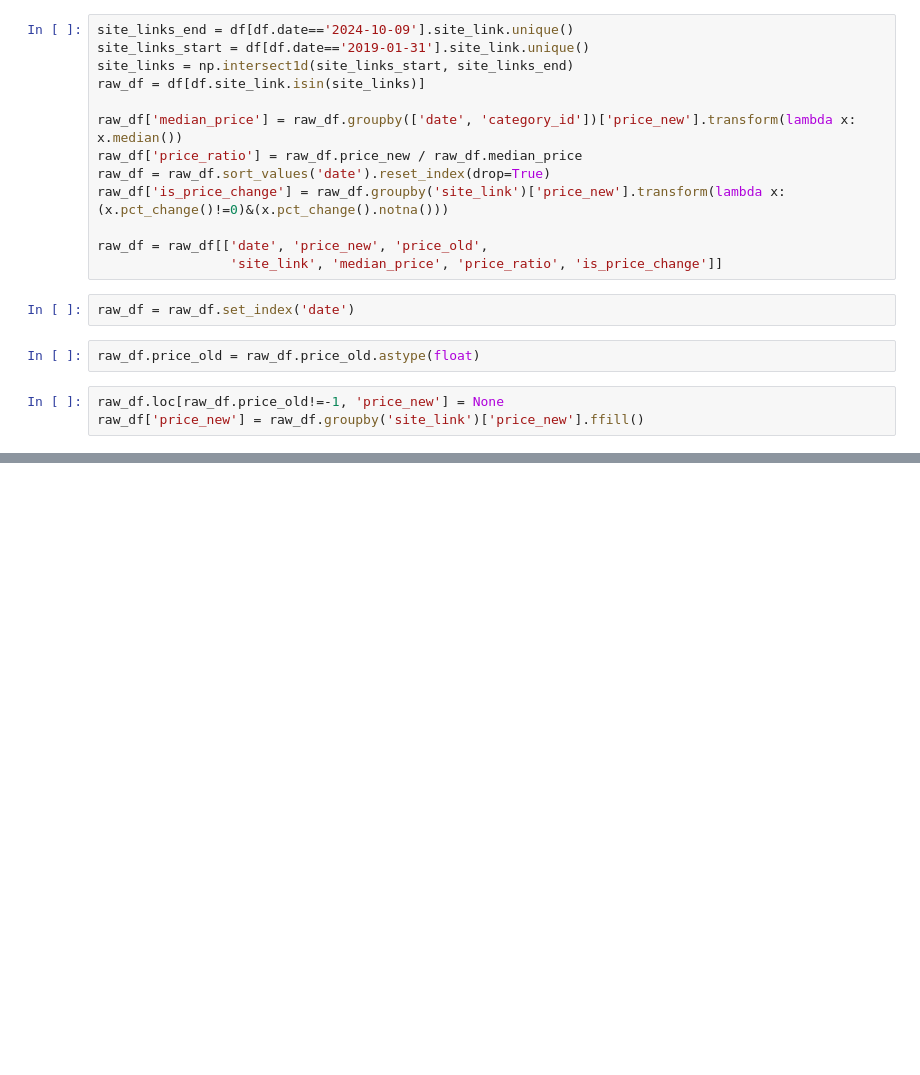
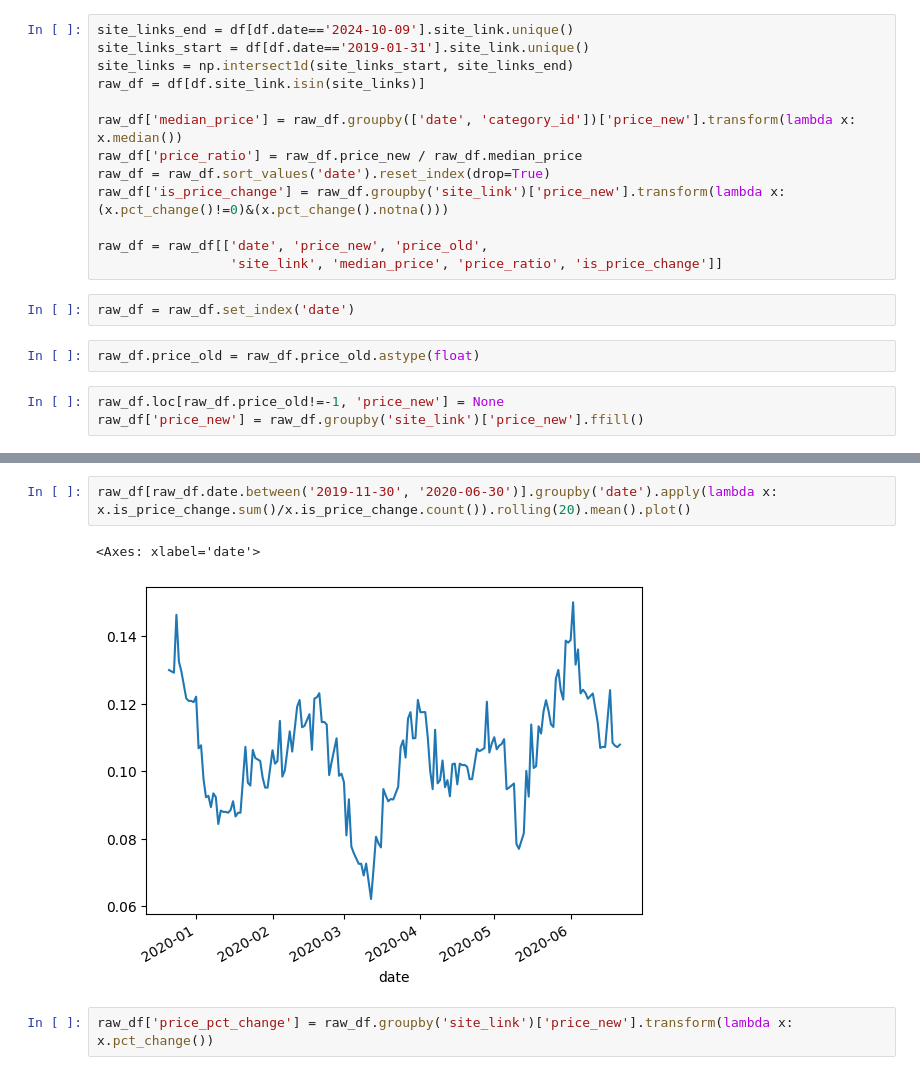
Before and after one commit to yelex/price_project, a Jupyter notebook: rigidity_factors.ipynb, the cells around one changed output, grey strips where cells are left out. Drawn from its saved outputs; the diff is of its cells as text; blank space fills up the shorter version.

```diff
--- a/rigidity_factors.ipynb
+++ b/rigidity_factors.ipynb
@@ -32,0 +48,7 @@ cond1 = raw_df.site_link.str.startswith('https://www.vprok.ru/product/ryazanochk
+# %%
+raw_df[raw_df.date.between('2019-11-30', '2020-06-30')].groupby('date').apply(lambda x: x.is_price_change.sum()/x.is_price_change.count()).rolling(20).mean().plot()
+# %% [output]
+<Axes: xlabel='date'>
+[figure, added]
+# %%
+raw_df['price_pct_change'] = raw_df.groupby('site_link')['price_new'].transform(lambda x: x.pct_change())
```
Also changed, not shown: parts of 11 cells of this notebook.
